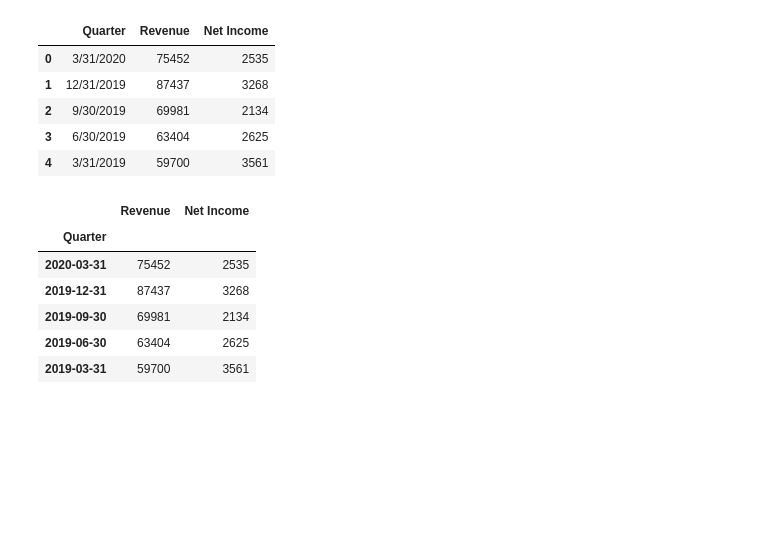
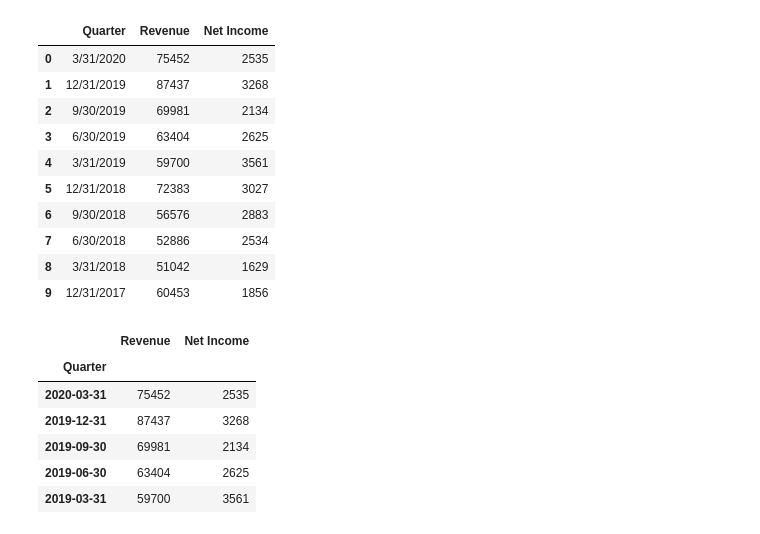
Before and after one commit to Aifedayo/Time-Series-Forecasting, a Jupyter notebook: src/notebook/timeseries_decompose.ipynb, the cells around one changed output. Cells and saved outputs as stored; diff of their text form; code cells hidden in the pictures; blank space fills up the shorter version.

```diff
--- a/src/notebook/timeseries_decompose.ipynb
+++ b/src/notebook/timeseries_decompose.ipynb
@@ -13,14 +9,19 @@ from statsmodels.tsa.stattools import kpss
 import statsmodels.api as sm
 # %%
 df = pd.read_csv('https://raw.githubusercontent.com/srivatsan88/YouTubeLI/master/dataset/amazon_revenue_profit.csv')
-df.head()
+df.head(10)
 # %% [output]
 |  | Quarter | Revenue | Net Income |
 | 0 | 3/31/2020 | 75452 | 2535 |
 | 1 | 12/31/2019 | 87437 | 3268 |
 | 2 | 9/30/2019 | 69981 | 2134 |
 | 3 | 6/30/2019 | 63404 | 2625 |
 | 4 | 3/31/2019 | 59700 | 3561 |
+| 5 | 12/31/2018 | 72383 | 3027 |
+| 6 | 9/30/2018 | 56576 | 2883 |
+| 7 | 6/30/2018 | 52886 | 2534 |
+| 8 | 3/31/2018 | 51042 | 1629 |
+| 9 | 12/31/2017 | 60453 | 1856 |
 # %%
 df['Quarter'] = pd.to_datetime(df['Quarter'])
 # %%
```
Also changed, not shown: parts of 1 cell of this notebook.
